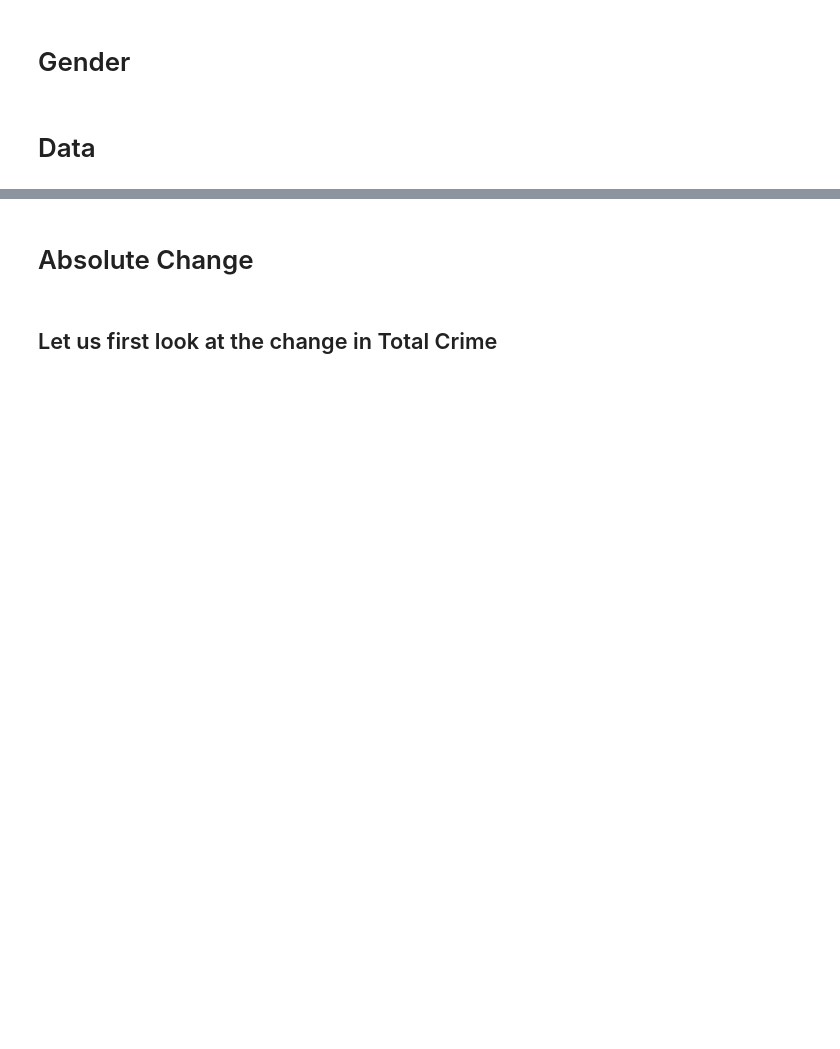
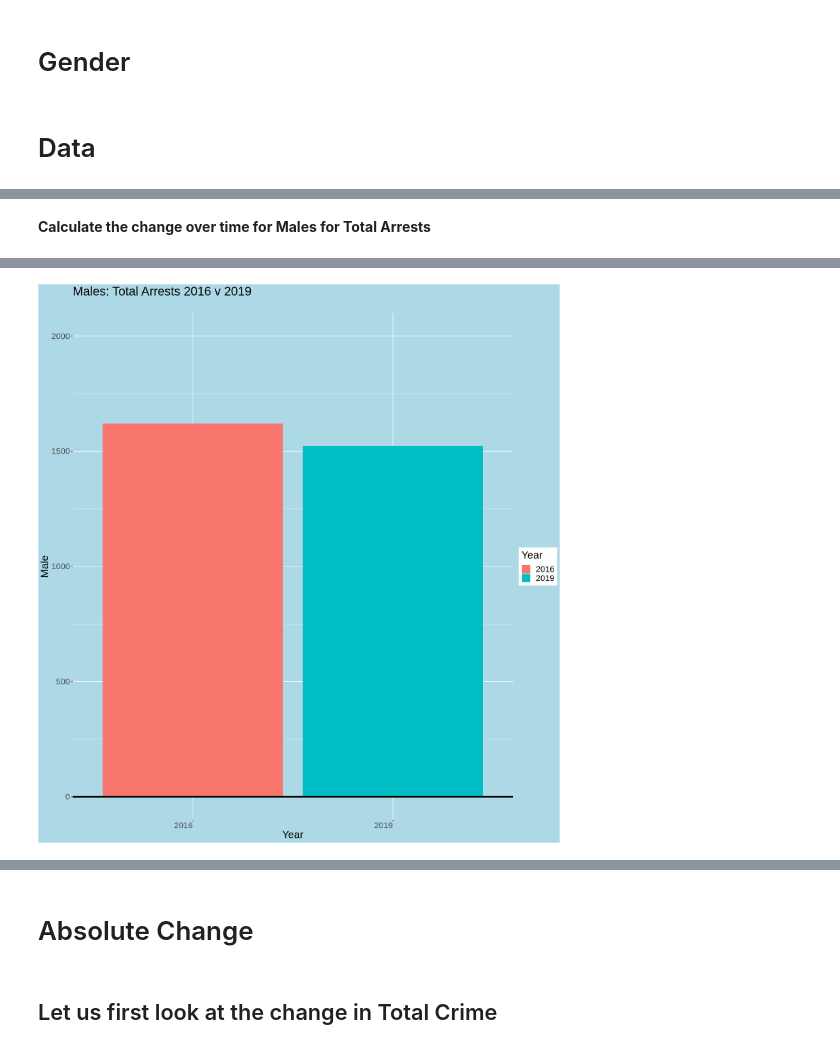
Before and after one commit to JF11579/New-Stuff, a Jupyter notebook: CGR_Pcts.ipynb, the cells around one changed output, grey strips where cells are left out. Drawn from its saved outputs; the diff is of its cells as text; code cells hidden in the pictures; blank space fills up the shorter version.

```diff
--- a/CGR_Pcts.ipynb
+++ b/CGR_Pcts.ipynb
@@ -59,0 +162,17 @@ A data.frame: 6 × 21
+# %% [markdown]
+**Calculate the change over time for Males for Total Arrests**
+# %%
+ggplot(CGR_gender_compiled, aes(x= Year , y = Male , fill = Year)) +
+        geom_bar(stat = "identity") +
+        theme(text = element_text(size=20),
+                                axis.text.x = element_text(angle=0, hjust=1))+
+                                ylim(0 ,2000)+
+        geom_hline(yintercept= 0, linetype="solid",
+                color = "black", size=1.5)+
+                theme(text = element_text(size=20),
+                                axis.text.x = element_text(angle=0, hjust=1)) +
+                labs(title = "Males: Total Arrests 2016 v 2019",
+                subtitle = "")+
+                 theme(plot.background = element_rect(fill = "light blue"),
+                      panel.background = element_rect(fill = "light blue"))
+# %% [output]
@@ -59,0 +183 @@ A data.frame: 6 × 21
+[figure, added]
```
Also changed, not shown: parts of 81 cells of this notebook.
